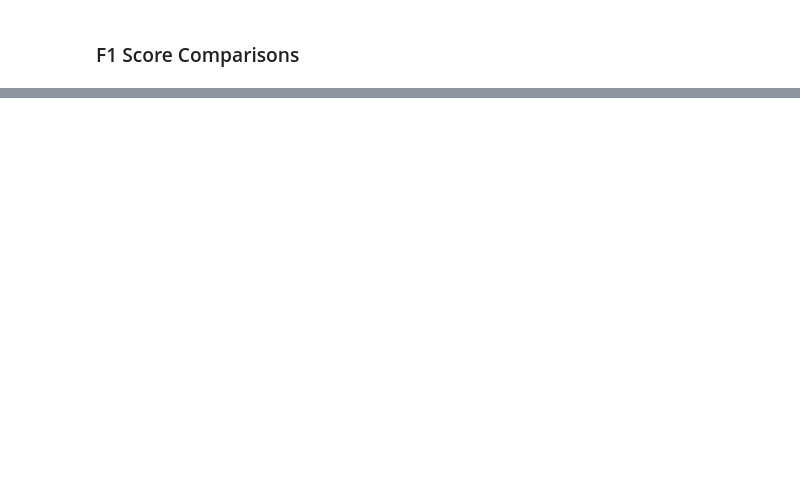
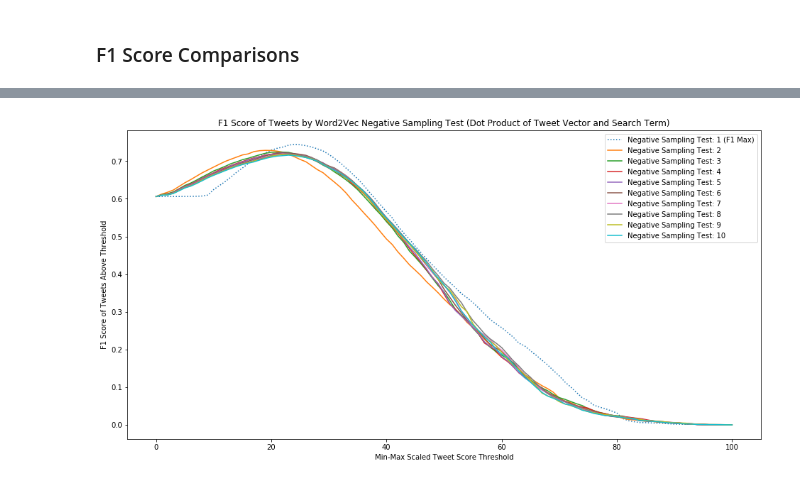
Before and after one commit to brownworth/TwitterDisaster, a Jupyter notebook: ThesisCode.ipynb, the cells around one changed output, grey strips where cells are left out. Drawn from its saved outputs; the diff is of its cells as text; code cells hidden in the pictures; blank space fills up the shorter version.

```diff
--- a/ThesisCode.ipynb
+++ b/ThesisCode.ipynb
@@ -517,15 +566,17 @@ print(f1_window_score_df.max().idxmax())
 # %%
 fig_ns_2 = plt.figure(figsize=(16,8),facecolor='w')
 for i in range(1,11):
     if i == f1_window_score_df.max().idxmax():
-        plt.plot(f1_window_score_df.iloc[:,i],label=f"{comparison_type}: {10*i} (F1 Max)",linestyle=":")
+        plt.plot(f1_window_score_df.iloc[:,i],label=f"{comparison_type}: {i} (F1 Max)",linestyle=":")
     else:
-        plt.plot(f1_window_score_df.iloc[:,i],label=f"{comparison_type}: {10*i}")
+        plt.plot(f1_window_score_df.iloc[:,i],label=f"{comparison_type}: {i}")
 plt.xlabel("Min-Max Scaled Tweet Score Threshold")
 plt.ylabel("F1 Score of Tweets Above Threshold")
 plt.title(f"F1 Score of Tweets by Word2Vec {comparison_type} ({func_type})")
 plt.legend();
-# fig_ns_2.savefig(f'./figures/{comparison_short}{func_short}F1Score.pdf',bbox_inches='tight')
+# fig_ns_2.savefig(f'./figures/neg_samp_size_1-10_F1Score.pdf',bbox_inches='tight')
+# %% [output]
+[figure, added]
 # %%
 fpr, tpr, thresholds = roc_curve(tweet_encoded['irma_rel'],tweet_encoded['MM_score_window_1'])
 # %%
```
Also changed, not shown: parts of 17 cells of this notebook.
